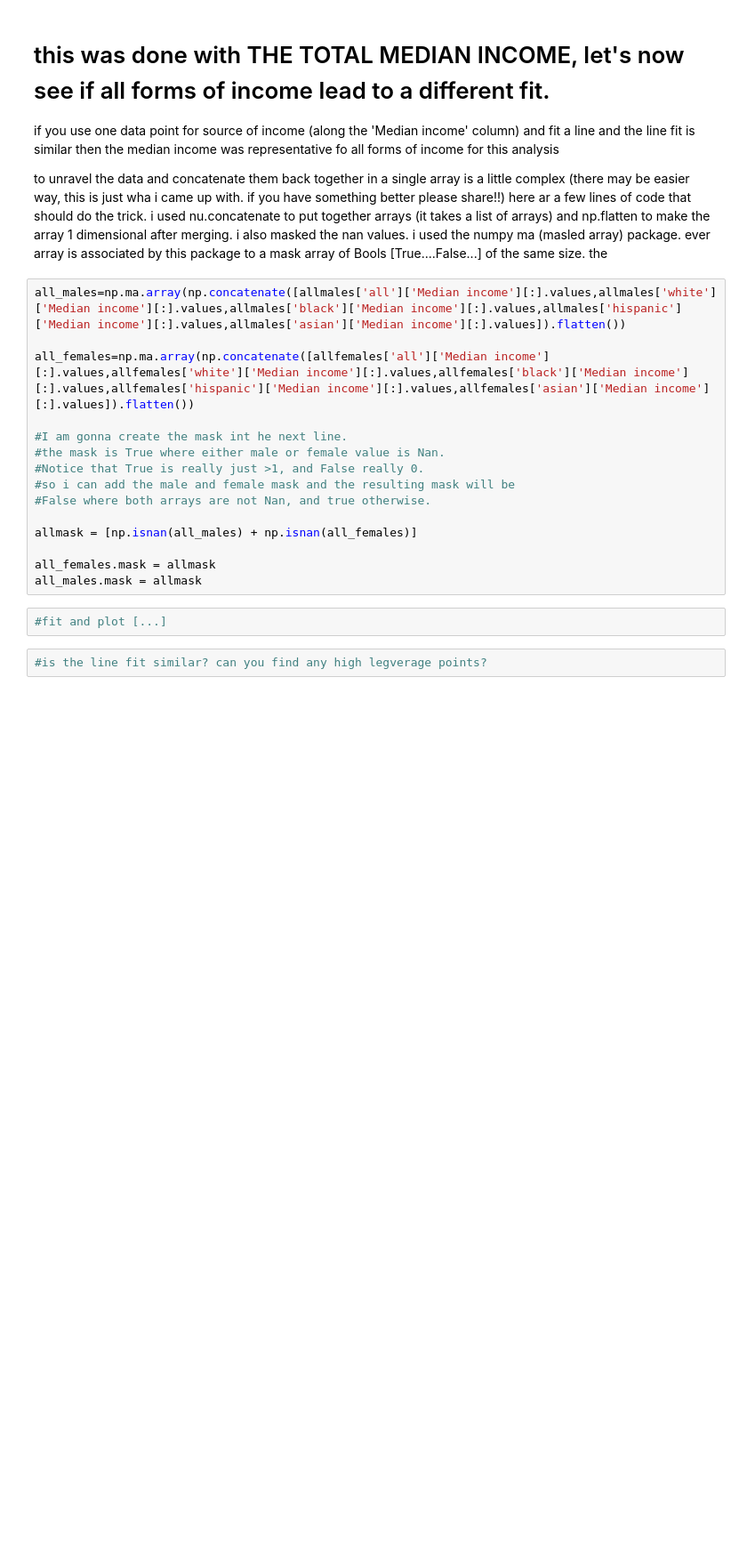
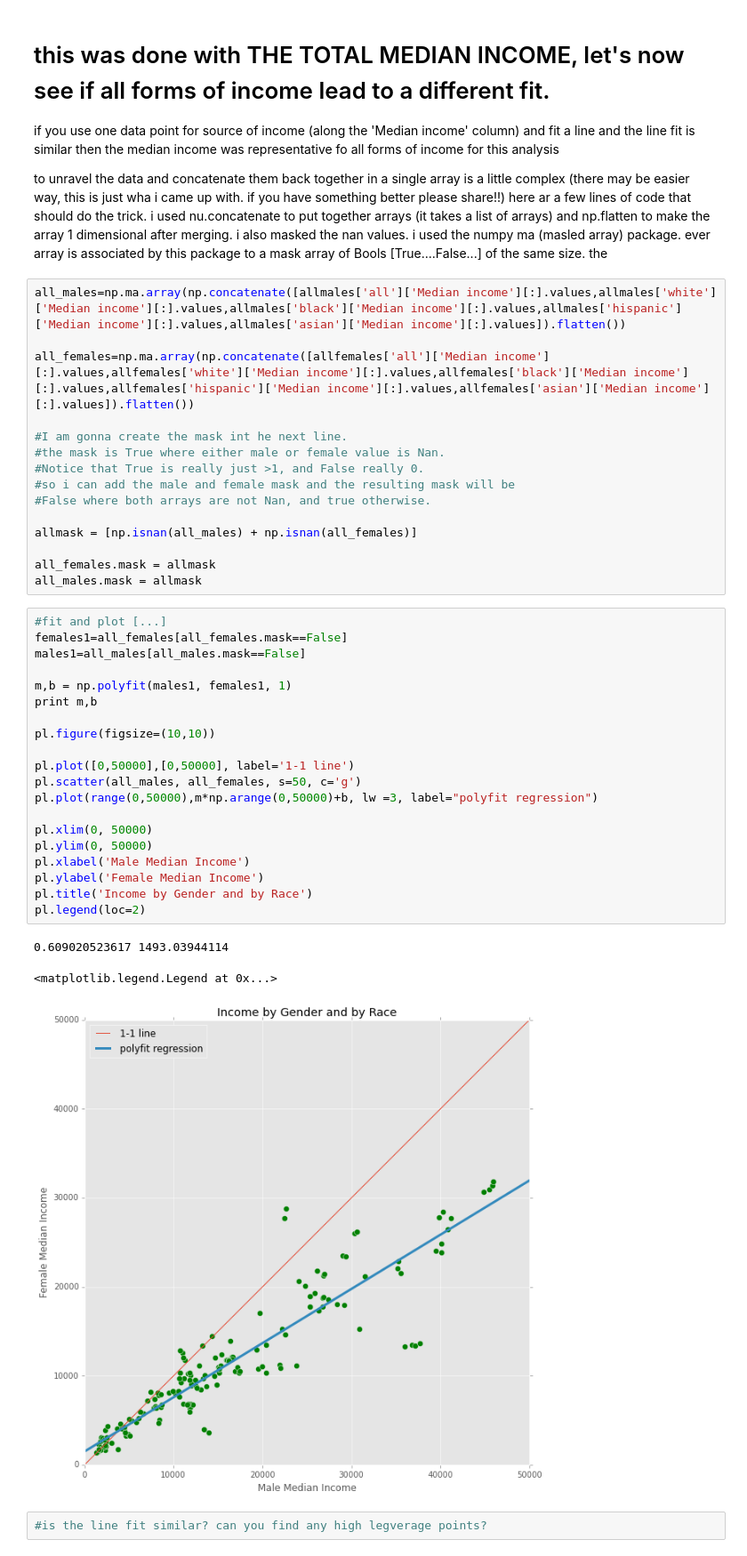
Before and after one commit to TianqiJiang/PUI2015_tjiang, a Jupyter notebook: HW5/Assignment2_income_by_gender-instructions.ipynb, the cells around one changed output. Shown at 89% size. Saved outputs shown, nothing was run; the diff lists cells and outputs as text; blank space fills up the shorter version.

```diff
--- a/HW5/Assignment2_income_by_gender-instructions.ipynb
+++ b/HW5/Assignment2_income_by_gender-instructions.ipynb
@@ -313,7 +314,29 @@ allmask = [np.isnan(all_males) + np.isnan(all_females)]
 
 all_females.mask = allmask
 all_males.mask = allmask
-# %%
-#fit and plot [...]
+# %%
+#fit and plot [...]
+females1=all_females[all_females.mask==False]
+males1=all_males[all_males.mask==False]
+
+m,b = np.polyfit(males1, females1, 1)
+print m,b
+
+pl.figure(figsize=(10,10))
+
+pl.plot([0,50000],[0,50000], label='1-1 line')
+pl.scatter(all_males, all_females, s=50, c='g')
+pl.plot(range(0,50000),m*np.arange(0,50000)+b, lw =3, label="polyfit regression")
+
+pl.xlim(0, 50000)
+pl.ylim(0, 50000)
+pl.xlabel('Male Median Income')
+pl.ylabel('Female Median Income')
+pl.title('Income by Gender and by Race')
+pl.legend(loc=2)
+# %% [output]
+0.609020523617 1493.03944114
+<matplotlib.legend.Legend at 0x...>
+[figure, added]
 # %%
 #is the line fit similar? can you find any high legverage points?
```
Also changed, not shown: parts of 8 cells of this notebook.
